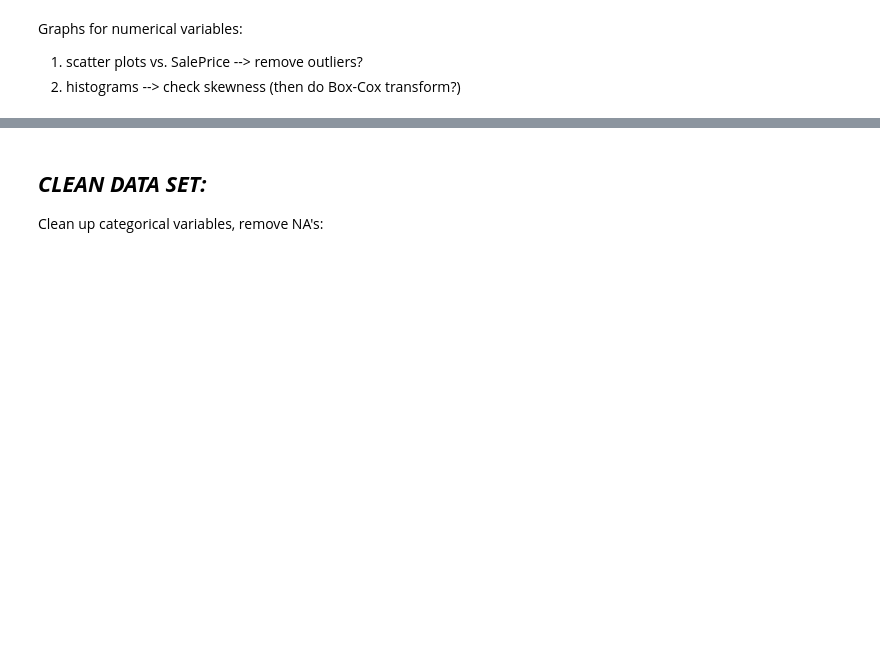
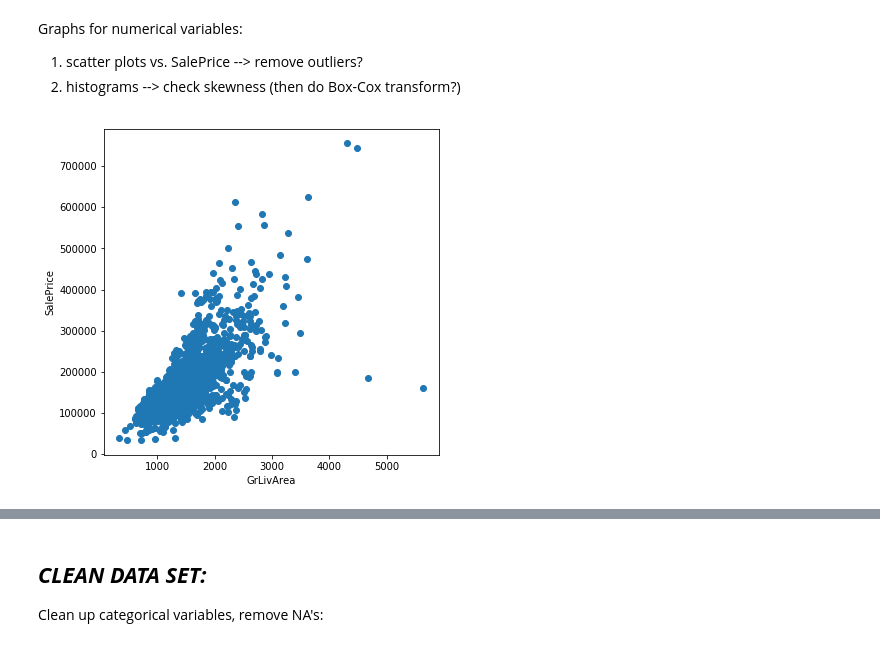
Before and after one commit to ariani86/Machine_Learning_Prohect, a Jupyter notebook: ML_ProjectCode.ipynb, the cells around one changed output, grey strips where cells are left out. Cells and saved outputs as stored; diff of their text form; code cells hidden in the pictures; blank space fills up the shorter version.

```diff
--- a/ML_ProjectCode.ipynb
+++ b/ML_ProjectCode.ipynb
@@ -126,3 +127,12 @@ Graphs for categorical variables:
 Graphs for numerical variables:
 1. scatter plots vs. SalePrice  --> remove outliers?
 2. histograms --> check skewness (then do Box-Cox transform?)
+# %%
+fig, ax = plt.subplots()
+ax.scatter(x = X_train['GrLivArea'], y = y_train['SalePrice'])
+plt.ylabel('SalePrice')
+plt.xlabel('GrLivArea')
+fig.set_size_inches(6,6)
+plt.show()
+# %% [output]
+[figure, added]
```
Also changed, not shown: parts of 48 cells of this notebook.
